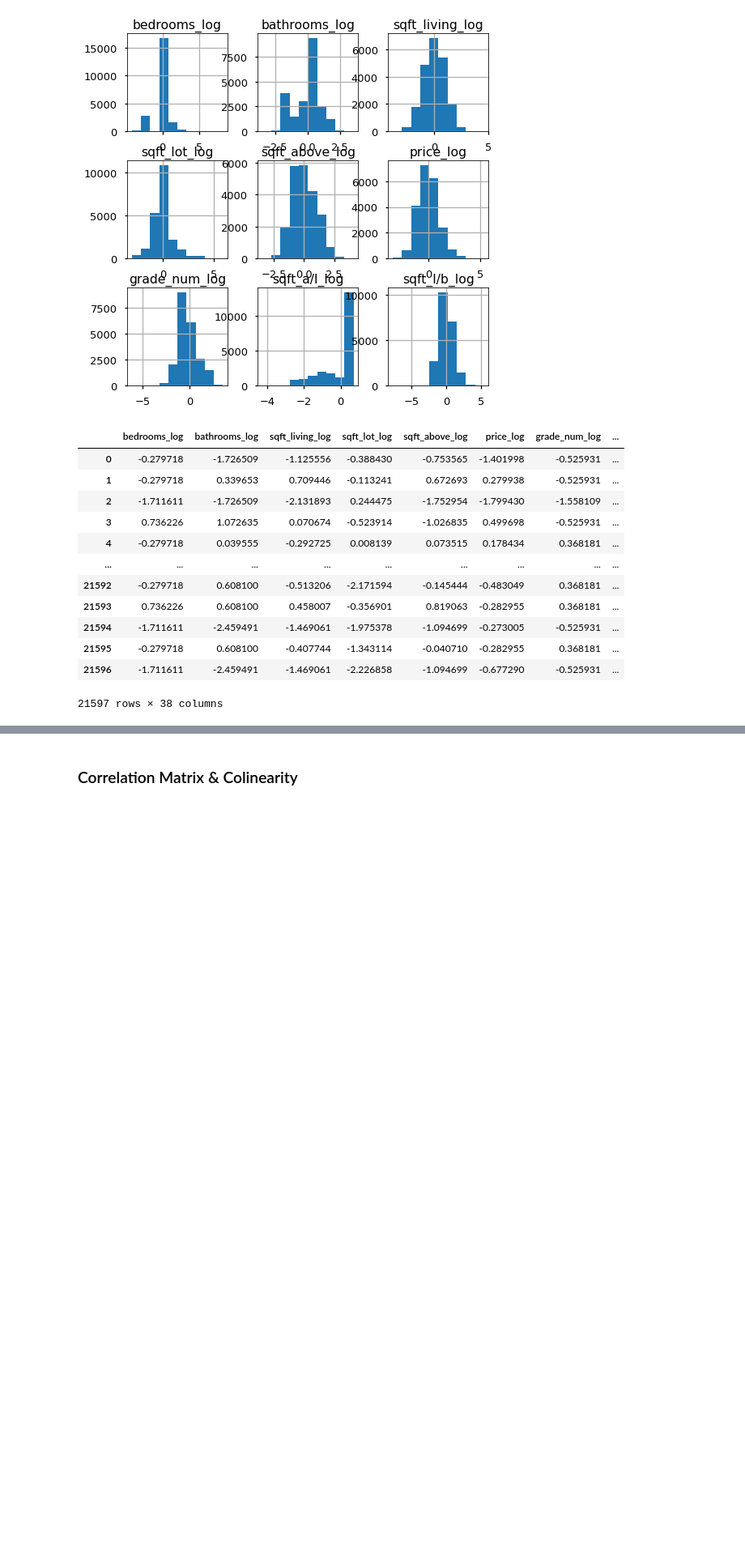
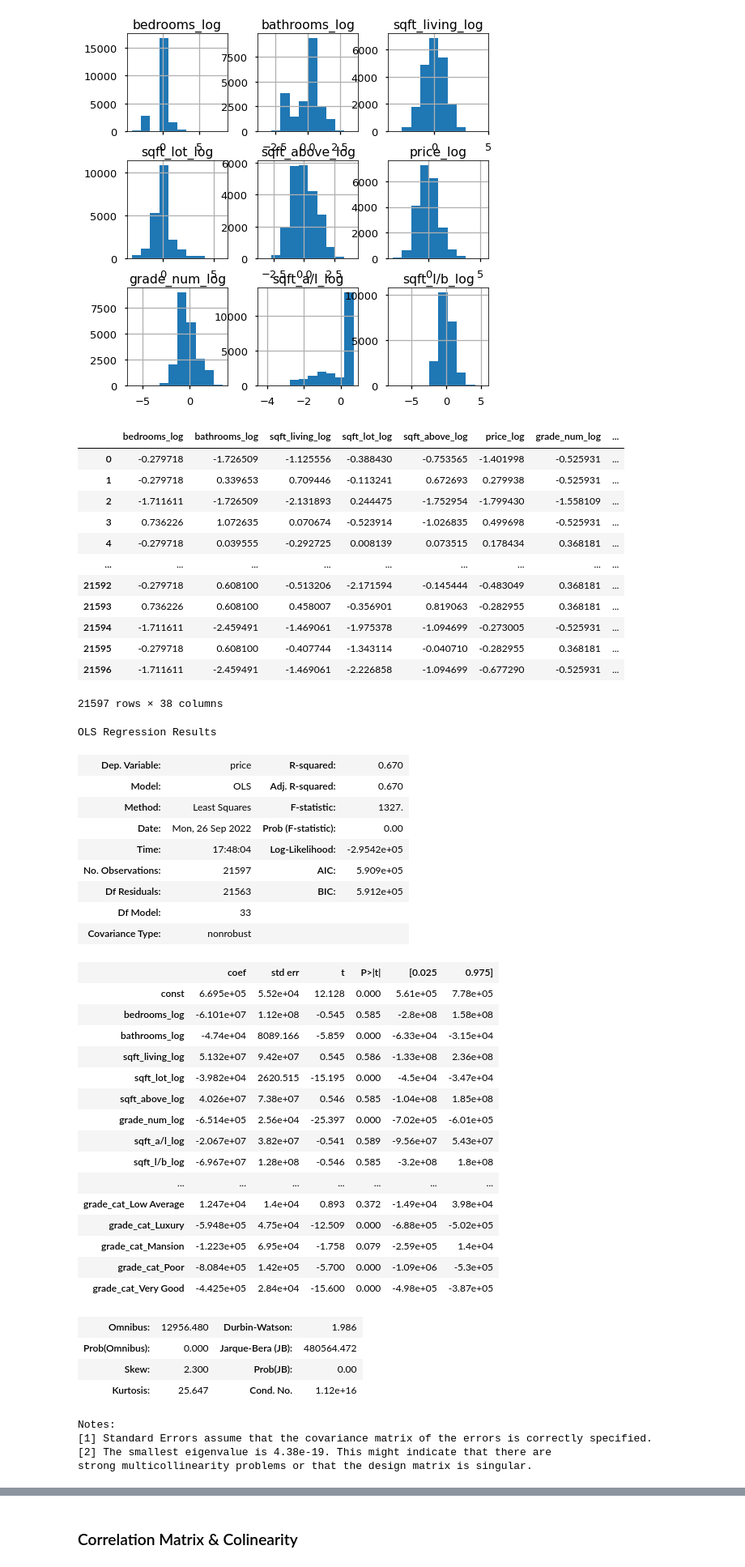
Before and after one commit to heathlikethecandybar/dsc-phase-2-project-v2-3, a Jupyter notebook: student.ipynb, the cells around one changed output, grey strips where cells are left out. Shown at 81% size. Cells and saved outputs as stored; diff of their text form; code cells hidden in the pictures; blank space fills up the shorter version.

Commit message:
Adding additional model files and some feedback from office hours

```diff
--- a/student.ipynb
+++ b/student.ipynb
@@ -487,3 +487,49 @@ df_final
 | 21595 | -0.279718 | 0.608100 | -0.407744 | -1.343114 | -0.040710 | -0.282955 | 0.368181 | ... |
 | 21596 | -1.711611 | -2.459491 | -1.469061 | -2.226858 | -1.094699 | -0.677290 | -0.525931 | ... |
 21597 rows × 38 columns
+# %%
+# create predictors
+predictors = df_final.drop(['price', 'price_log'], axis=1)
+
+# create model intercept
+predictors_int = sm.add_constant(predictors)
+
+# fit model to data
+model = sm.OLS(df_final['price'],predictors_int).fit()
+# %%
+model.summary()
+# %% [output]
+OLS Regression Results
+| Dep. Variable: | price | R-squared: | 0.670 |
+| Model: | OLS | Adj. R-squared: | 0.670 |
+| Method: | Least Squares | F-statistic: | 1327. |
+| Date: | Mon, 26 Sep 2022 | Prob (F-statistic): | 0.00 |
+| Time: | 17:48:04 | Log-Likelihood: | -2.9542e+05 |
+| No. Observations: | 21597 | AIC: | 5.909e+05 |
+| Df Residuals: | 21563 | BIC: | 5.912e+05 |
+| Df Model: | 33 |  |  |
+| Covariance Type: | nonrobust |  |  |
+|  | coef | std err | t | P>|t| | [0.025 | 0.975] |
+| const | 6.695e+05 | 5.52e+04 | 12.128 | 0.000 | 5.61e+05 | 7.78e+05 |
+| bedrooms_log | -6.101e+07 | 1.12e+08 | -0.545 | 0.585 | -2.8e+08 | 1.58e+08 |
+| bathrooms_log | -4.74e+04 | 8089.166 | -5.859 | 0.000 | -6.33e+04 | -3.15e+04 |
+| sqft_living_log | 5.132e+07 | 9.42e+07 | 0.545 | 0.586 | -1.33e+08 | 2.36e+08 |
+| sqft_lot_log | -3.982e+04 | 2620.515 | -15.195 | 0.000 | -4.5e+04 | -3.47e+04 |
+| sqft_above_log | 4.026e+07 | 7.38e+07 | 0.546 | 0.585 | -1.04e+08 | 1.85e+08 |
+| grade_num_log | -6.514e+05 | 2.56e+04 | -25.397 | 0.000 | -7.02e+05 | -6.01e+05 |
+| sqft_a/l_log | -2.067e+07 | 3.82e+07 | -0.541 | 0.589 | -9.56e+07 | 5.43e+07 |
+| sqft_l/b_log | -6.967e+07 | 1.28e+08 | -0.546 | 0.585 | -3.2e+08 | 1.8e+08 |
+| ... | ... | ... | ... | ... | ... | ... |
+| grade_cat_Low Average | 1.247e+04 | 1.4e+04 | 0.893 | 0.372 | -1.49e+04 | 3.98e+04 |
+| grade_cat_Luxury | -5.948e+05 | 4.75e+04 | -12.509 | 0.000 | -6.88e+05 | -5.02e+05 |
+| grade_cat_Mansion | -1.223e+05 | 6.95e+04 | -1.758 | 0.079 | -2.59e+05 | 1.4e+04 |
+| grade_cat_Poor | -8.084e+05 | 1.42e+05 | -5.700 | 0.000 | -1.09e+06 | -5.3e+05 |
+| grade_cat_Very Good | -4.425e+05 | 2.84e+04 | -15.600 | 0.000 | -4.98e+05 | -3.87e+05 |
+| Omnibus: | 12956.480 | Durbin-Watson: | 1.986 |
+| Prob(Omnibus): | 0.000 | Jarque-Bera (JB): | 480564.472 |
+| Skew: | 2.300 | Prob(JB): | 0.00 |
+| Kurtosis: | 25.647 | Cond. No. | 1.12e+16 |
+Notes:
+[1] Standard Errors assume that the covariance matrix of the errors is correctly specified.
+[2] The smallest eigenvalue is 4.38e-19. This might indicate that there are
+strong multicollinearity problems or that the design matrix is singular.
```
Also changed, not shown: parts of 10 cells of this notebook.
